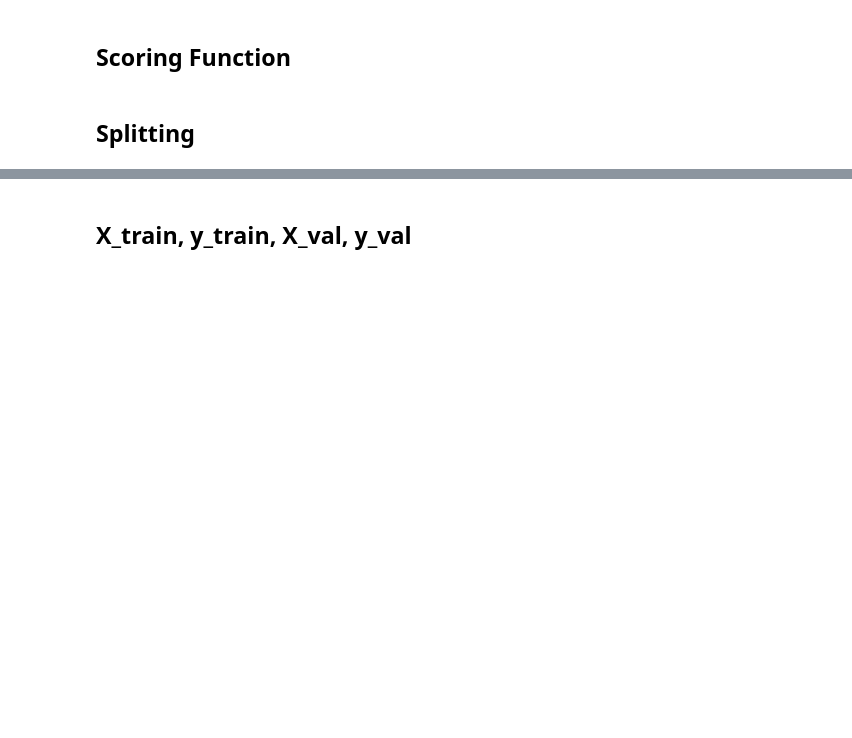
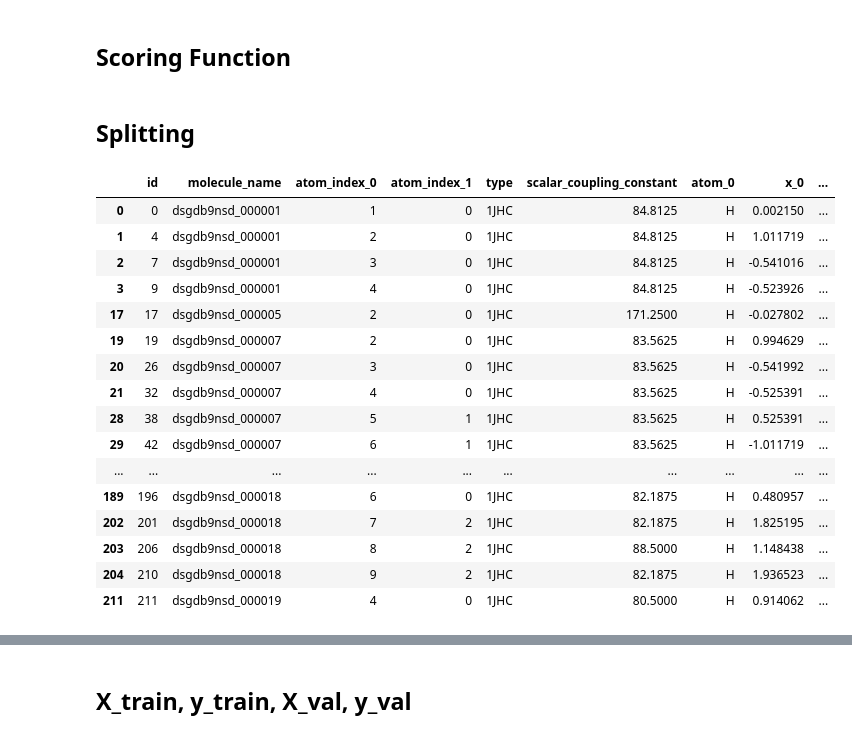
Before and after one commit to Atum19/PredictingMolecularProperties, a Jupyter notebook: add_dipole_and_pot_en.ipynb, the cells around one changed output, grey strips where cells are left out. Cells and saved outputs as stored; diff of their text form; code cells hidden in the pictures; blank space fills up the shorter version.

```diff
--- a/add_dipole_and_pot_en.ipynb
+++ b/add_dipole_and_pot_en.ipynb
@@ -502,6 +499,26 @@ trainval_2JHC = merged[merged['type'] == '2JHC']
 trainval_3JHH = merged[merged['type'] == '3JHH']
 trainval_3JHC = merged[merged['type'] == '3JHC']
 trainval_3JHN = merged[merged['type'] == '3JHN']
+# %%
+trainval_1JHC.head(50)
+# %% [output]
+|  | id | molecule_name | atom_index_0 | atom_index_1 | type | scalar_coupling_constant | atom_0 | x_0 | ... |
+| 0 | 0 | dsgdb9nsd_000001 | 1 | 0 | 1JHC | 84.8125 | H | 0.002150 | ... |
+| 1 | 4 | dsgdb9nsd_000001 | 2 | 0 | 1JHC | 84.8125 | H | 1.011719 | ... |
+| 2 | 7 | dsgdb9nsd_000001 | 3 | 0 | 1JHC | 84.8125 | H | -0.541016 | ... |
+| 3 | 9 | dsgdb9nsd_000001 | 4 | 0 | 1JHC | 84.8125 | H | -0.523926 | ... |
+| 17 | 17 | dsgdb9nsd_000005 | 2 | 0 | 1JHC | 171.2500 | H | -0.027802 | ... |
+| 19 | 19 | dsgdb9nsd_000007 | 2 | 0 | 1JHC | 83.5625 | H | 0.994629 | ... |
+| 20 | 26 | dsgdb9nsd_000007 | 3 | 0 | 1JHC | 83.5625 | H | -0.541992 | ... |
+| 21 | 32 | dsgdb9nsd_000007 | 4 | 0 | 1JHC | 83.5625 | H | -0.525391 | ... |
+| 28 | 38 | dsgdb9nsd_000007 | 5 | 1 | 1JHC | 83.5625 | H | 0.525391 | ... |
+| 29 | 42 | dsgdb9nsd_000007 | 6 | 1 | 1JHC | 83.5625 | H | -1.011719 | ... |
+| ... | ... | ... | ... | ... | ... | ... | ... | ... | ... |
+| 189 | 196 | dsgdb9nsd_000018 | 6 | 0 | 1JHC | 82.1875 | H | 0.480957 | ... |
+| 202 | 201 | dsgdb9nsd_000018 | 7 | 2 | 1JHC | 82.1875 | H | 1.825195 | ... |
+| 203 | 206 | dsgdb9nsd_000018 | 8 | 2 | 1JHC | 88.5000 | H | 1.148438 | ... |
+| 204 | 210 | dsgdb9nsd_000018 | 9 | 2 | 1JHC | 82.1875 | H | 1.936523 | ... |
+| 211 | 211 | dsgdb9nsd_000019 | 4 | 0 | 1JHC | 80.5000 | H | 0.914062 | ... |
 # %%
 train_1JHC, val_1JHC = train_test_split(trainval_1JHC, shuffle=False, random_state=47)
 
```
Also changed, not shown: parts of 25 cells of this notebook.
